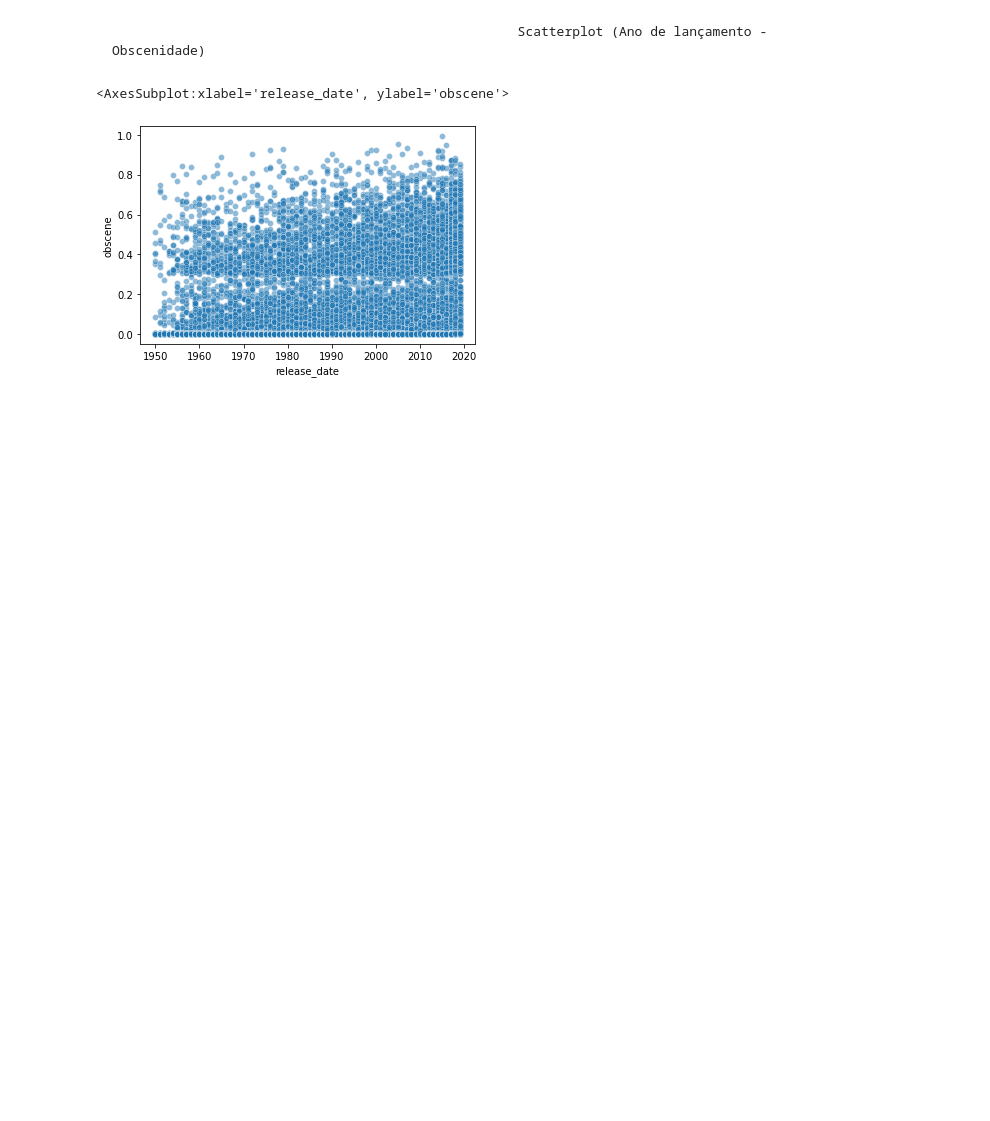
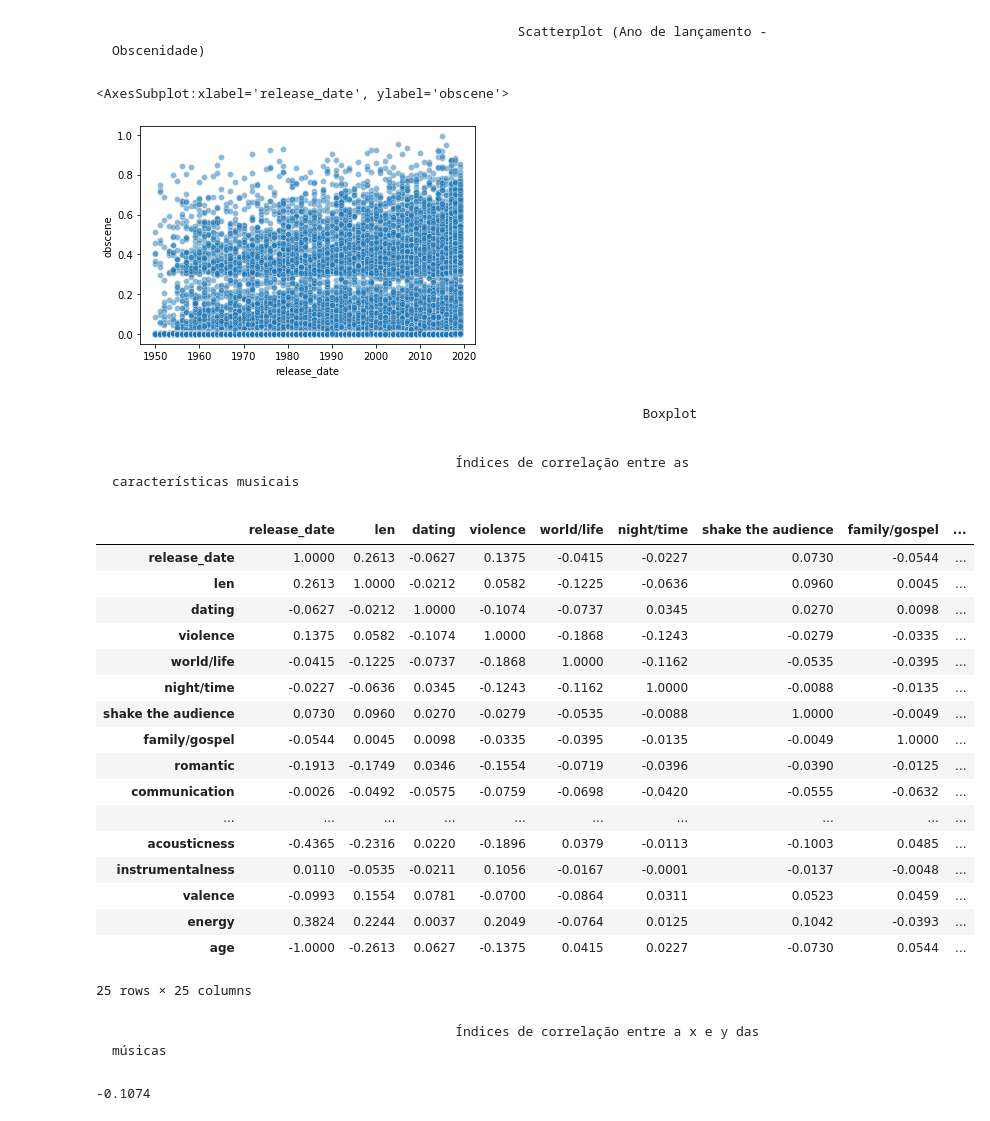
Before and after one commit to viniciusolzon/Music_Analysis, a Jupyter notebook: notebooks/dados.ipynb, the cells around one changed output. Saved outputs shown, nothing was run; the diff lists cells and outputs as text; code cells hidden in the pictures; blank space fills up the shorter version.

Commit message:
Adicionei indices de correlação

```diff
--- a/notebooks/dados.ipynb
+++ b/notebooks/dados.ipynb
@@ -60,3 +47,36 @@ sns.scatterplot(x="release_date", y="obscene", data= df, alpha=0.5)
 # %% [output]
 <AxesSubplot:xlabel='release_date', ylabel='obscene'>
 [figure]
+# %% [markdown]
+                                                                        Boxplot
+# %% [markdown]
+                                                Índices de correlação entre as características musicais
+# %%
+corr = df.corr().round(decimals = 4)
+corr
+# %% [output]
+|  | release_date | len | dating | violence | world/life | night/time | shake the audience | family/gospel | ... |
+| release_date | 1.0000 | 0.2613 | -0.0627 | 0.1375 | -0.0415 | -0.0227 | 0.0730 | -0.0544 | ... |
+| len | 0.2613 | 1.0000 | -0.0212 | 0.0582 | -0.1225 | -0.0636 | 0.0960 | 0.0045 | ... |
+| dating | -0.0627 | -0.0212 | 1.0000 | -0.1074 | -0.0737 | 0.0345 | 0.0270 | 0.0098 | ... |
+| violence | 0.1375 | 0.0582 | -0.1074 | 1.0000 | -0.1868 | -0.1243 | -0.0279 | -0.0335 | ... |
+| world/life | -0.0415 | -0.1225 | -0.0737 | -0.1868 | 1.0000 | -0.1162 | -0.0535 | -0.0395 | ... |
+| night/time | -0.0227 | -0.0636 | 0.0345 | -0.1243 | -0.1162 | 1.0000 | -0.0088 | -0.0135 | ... |
+| shake the audience | 0.0730 | 0.0960 | 0.0270 | -0.0279 | -0.0535 | -0.0088 | 1.0000 | -0.0049 | ... |
+| family/gospel | -0.0544 | 0.0045 | 0.0098 | -0.0335 | -0.0395 | -0.0135 | -0.0049 | 1.0000 | ... |
+| romantic | -0.1913 | -0.1749 | 0.0346 | -0.1554 | -0.0719 | -0.0396 | -0.0390 | -0.0125 | ... |
+| communication | -0.0026 | -0.0492 | -0.0575 | -0.0759 | -0.0698 | -0.0420 | -0.0555 | -0.0632 | ... |
+| ... | ... | ... | ... | ... | ... | ... | ... | ... | ... |
+| acousticness | -0.4365 | -0.2316 | 0.0220 | -0.1896 | 0.0379 | -0.0113 | -0.1003 | 0.0485 | ... |
+| instrumentalness | 0.0110 | -0.0535 | -0.0211 | 0.1056 | -0.0167 | -0.0001 | -0.0137 | -0.0048 | ... |
+| valence | -0.0993 | 0.1554 | 0.0781 | -0.0700 | -0.0864 | 0.0311 | 0.0523 | 0.0459 | ... |
+| energy | 0.3824 | 0.2244 | 0.0037 | 0.2049 | -0.0764 | 0.0125 | 0.1042 | -0.0393 | ... |
+| age | -1.0000 | -0.2613 | 0.0627 | -0.1375 | 0.0415 | 0.0227 | -0.0730 | 0.0544 | ... |
+25 rows × 25 columns
+# %% [markdown]
+                                                Índices de correlação entre a x e y das músicas
+# %%
+corr_violence_romance = df["violence"].corr(df["dating"])
+corr_violence_romance.round(decimals = 4)
+# %% [output]
+-0.1074
```
Also changed, not shown: parts of 8 cells of this notebook.
